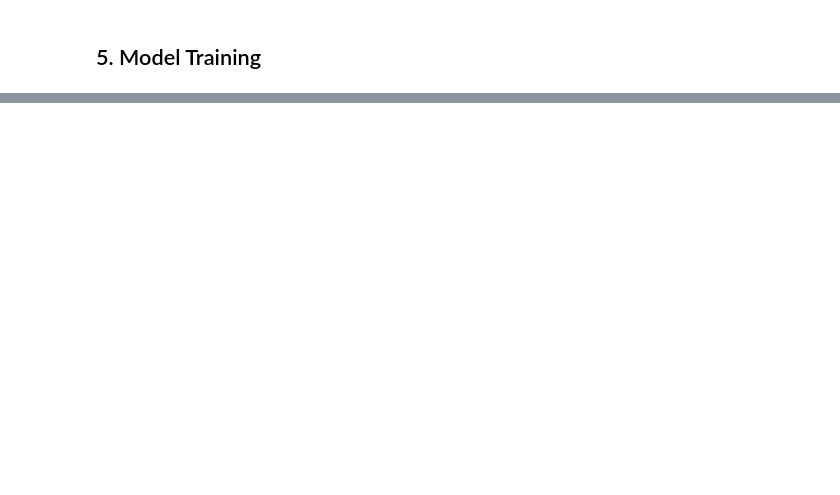
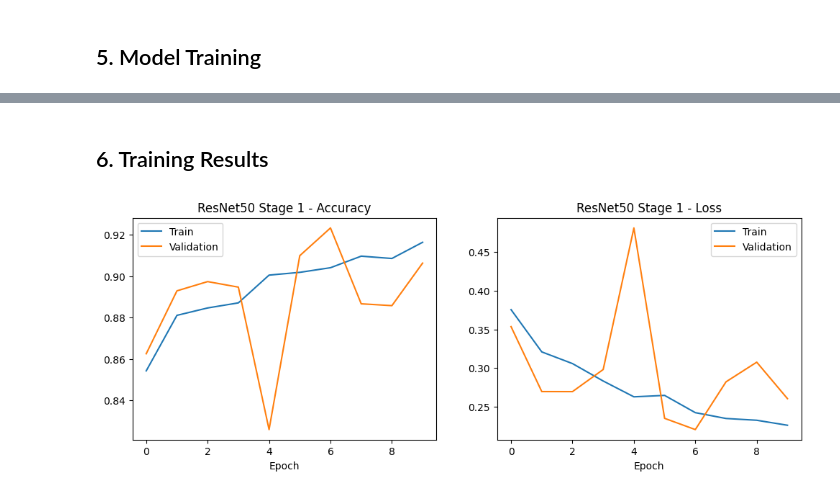
Before and after one commit to SavindiPanditha/SE4050-Brain-Tumor-Classification, a Jupyter notebook: 03_ResNet50.ipynb, the cells around one changed output, grey strips where cells are left out. Drawn from its saved outputs; the diff is of its cells as text; code cells hidden in the pictures; blank space fills up the shorter version.

Commit message:
ResNet50: Stage 1 training (frozen backbone), history and curves

```diff
--- a/03_ResNet50.ipynb
+++ b/03_ResNet50.ipynb
@@ -209 +207,24 @@ model.fit(train_ds, validation_data=val_ds, epochs=1)
 <keras.src.callbacks.history.History at 0x...>
+# %%
+# Stage 1: trains only the new classification head (backbone frozen) for up to 10 epochs.
+# Early stopping keeps the best epoch; the best model and training history are saved to Drive.
+import time
+
+MODELS_DIR  = f"{PROJECT}/Trained Models"
+RESULTS_DIR = f"{PROJECT}/Results/ResNet50"
+os.makedirs(RESULTS_DIR, exist_ok=True)
+
+callbacks = [
+    tf.keras.callbacks.EarlyStopping(monitor="val_loss", patience=3,
+                                     restore_best_weights=True, verbose=1),
+    tf.keras.callbacks.ModelCheckpoint(f"{MODELS_DIR}/resnet50_stage1.keras",
+                                       monitor="val_loss", save_best_only=True, verbose=1),
+]
+
+start = time.time()
+history1 = model.fit(train_ds, validation_data=val_ds, epochs=EPOCHS, callbacks=callbacks)
+stage1_time = time.time() - start
+
+pd.DataFrame(history1.history).to_csv(f"{RESULTS_DIR}/history_stage1.csv", index=False)
+print(f"Stage 1 training time: {stage1_time/60:.1f} minutes")
+print("Epochs actually run:", len(history1.history["loss"]))
@@ -209,0 +249,22 @@ model.fit(train_ds, validation_data=val_ds, epochs=1)
+# %% [markdown]
+## 6. Training Results
+# %%
+# Plots training vs validation accuracy and loss for Stage 1 to check learning progress
+# and overfitting; the figure is saved to the Results folder in Drive.
+h = history1.history
+plt.figure(figsize=(12, 4))
+
+plt.subplot(1, 2, 1)
+plt.plot(h["accuracy"], label="Train")
+plt.plot(h["val_accuracy"], label="Validation")
+plt.title("ResNet50 Stage 1 - Accuracy"); plt.xlabel("Epoch"); plt.legend()
+
+plt.subplot(1, 2, 2)
+plt.plot(h["loss"], label="Train")
+plt.plot(h["val_loss"], label="Validation")
+plt.title("ResNet50 Stage 1 - Loss"); plt.xlabel("Epoch"); plt.legend()
+
+plt.savefig(f"{RESULTS_DIR}/curves_stage1.png", dpi=150, bbox_inches="tight")
+plt.show()
+# %% [output]
+[figure, added]
```
Also changed, not shown: parts of 3 cells of this notebook.
